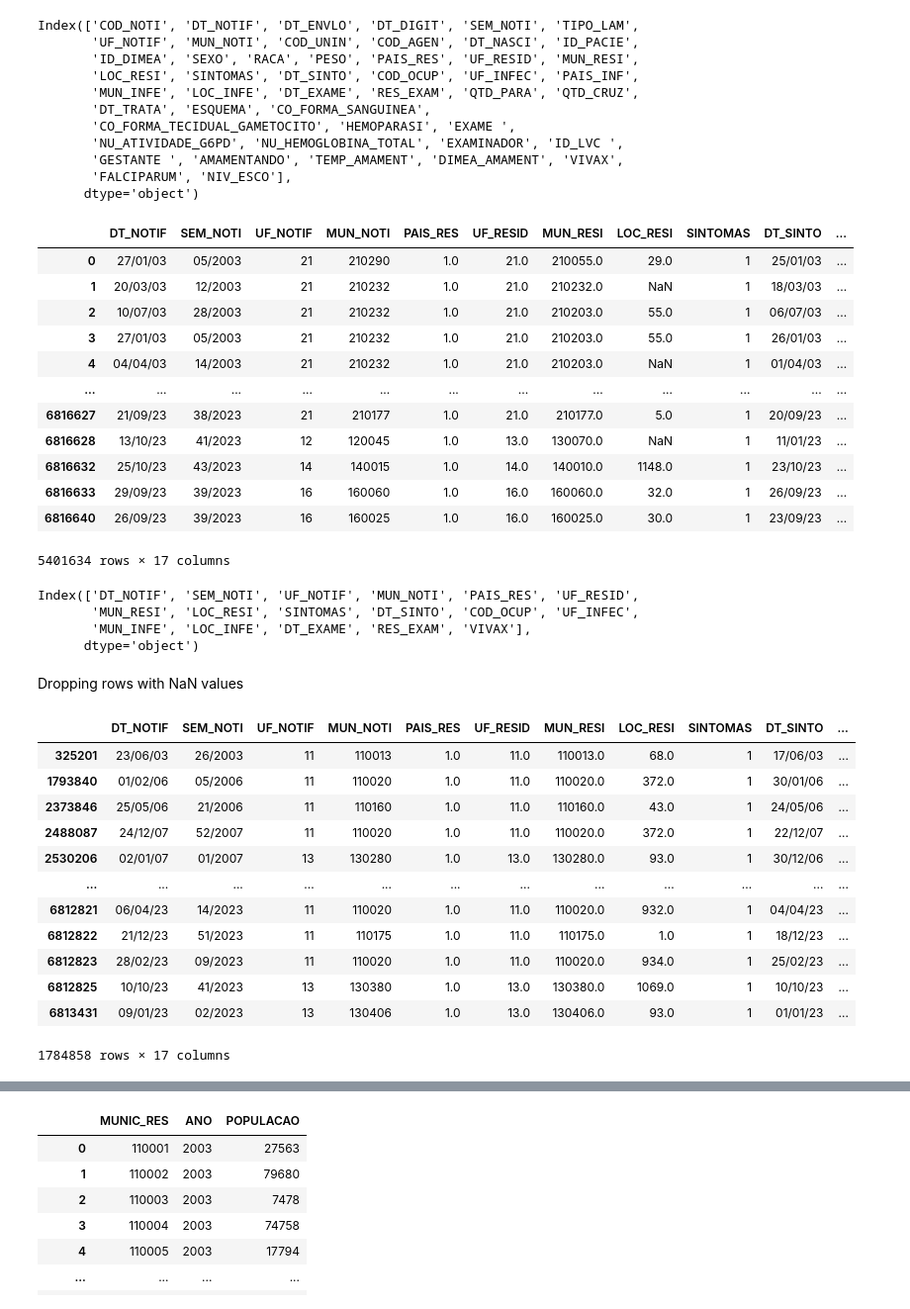
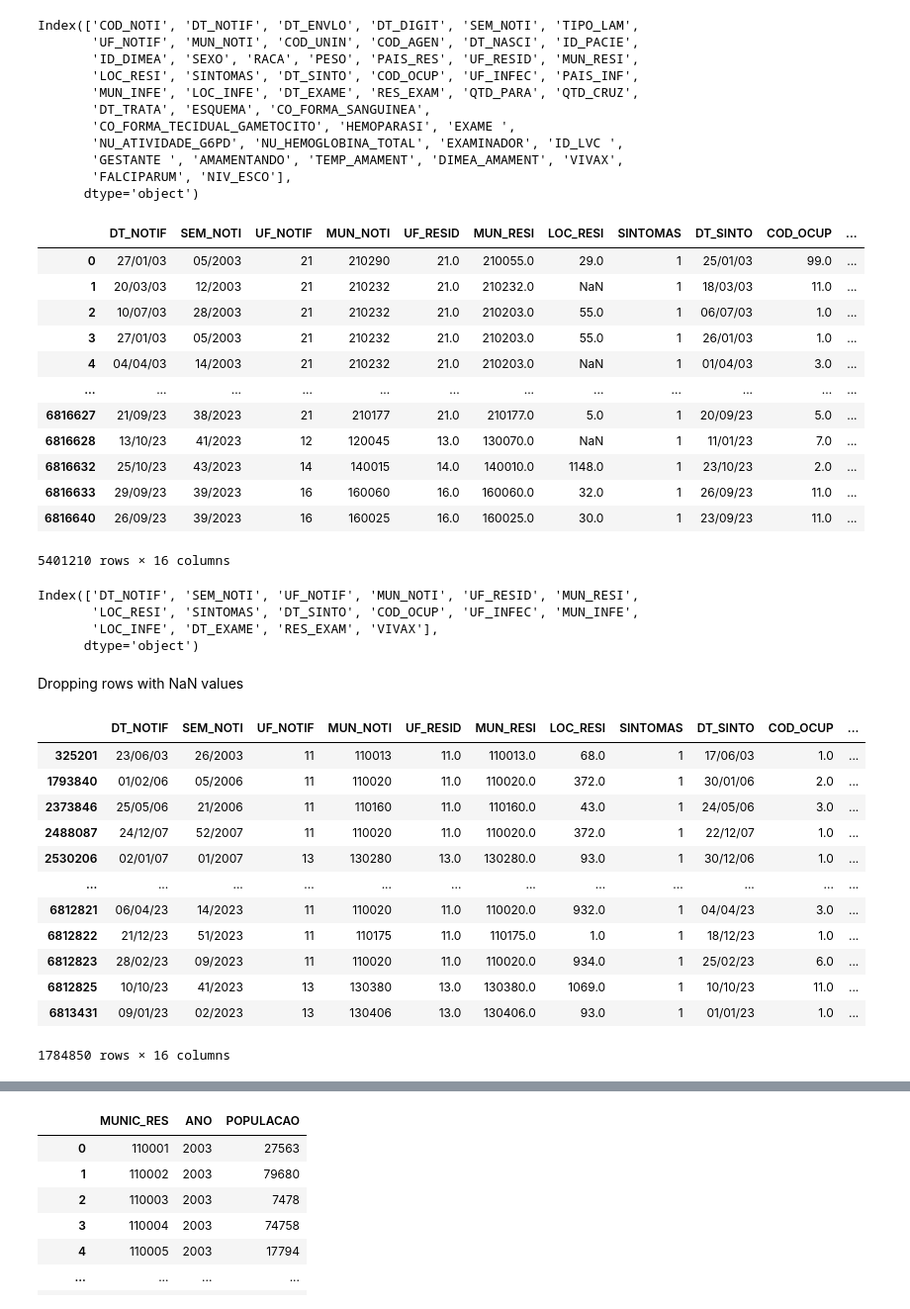
Before and after one commit to RaphaLevy/Study_on_Malaria_dynamics, a Jupyter notebook: sivep_data/SIVEP_Data.ipynb, the cells around one changed output, grey strips where cells are left out. Shown at 99% size. Saved outputs shown, nothing was run; the diff lists cells and outputs as text; code cells hidden in the pictures.

```diff
--- a/sivep_data/SIVEP_Data.ipynb
+++ b/sivep_data/SIVEP_Data.ipynb
@@ -370,5 +386,5 @@ Dropping cases where the infection occured outside of Brazil
 # %%
-vivax_cases_to_csv = vivax_cases_to_csv[vivax_cases_to_csv.get('PAIS_INF')==1]
+vivax_cases_to_csv = vivax_cases_to_csv[(vivax_cases_to_csv.get('PAIS_INF')==1) & (vivax_cases_to_csv.get('PAIS_RES')==1)]
 # %% [markdown]
 Removes unused columns
 # %%
@@ -388,34 +404,34 @@ Index(['COD_NOTI', 'DT_NOTIF', 'DT_ENVLO', 'DT_DIGIT', 'SEM_NOTI', 'TIPO_LAM',
 # %%
 vivax_dropped_columns = vivax_cases_to_csv.drop(columns=['DT_TRATA', 'ESQUEMA', 'CO_FORMA_SANGUINEA',
                                 'CO_FORMA_TECIDUAL_GAMETOCITO', 'EXAME ', 'NU_ATIVIDADE_G6PD',
                                 'NU_HEMOGLOBINA_TOTAL', 'EXAMINADOR', 'ID_LVC ', 'GESTANTE ',
                                 'AMAMENTANDO', 'TEMP_AMAMENT', 'DIMEA_AMAMENT', 'NIV_ESCO', 'FALCIPARUM',
                                 'QTD_PARA', 'QTD_CRUZ', 'SEXO', 'RACA', 'PESO', 'COD_AGEN', 'DT_NASCI', 'ID_PACIE',
                                 'ID_DIMEA', 'COD_UNIN', 'COD_NOTI', 'TIPO_LAM', 'DT_ENVLO', 'HEMOPARASI',
-                                'PAIS_INF', 'DT_DIGIT'])
+                                'PAIS_INF', 'PAIS_RES', 'DT_DIGIT'])
 vivax_dropped_columns
 # %% [output]
-|  | DT_NOTIF | SEM_NOTI | UF_NOTIF | MUN_NOTI | PAIS_RES | UF_RESID | MUN_RESI | LOC_RESI | SINTOMAS | DT_SINTO | ... |
-| 0 | 27/01/03 | 05/2003 | 21 | 210290 | 1.0 | 21.0 | 210055.0 | 29.0 | 1 | 25/01/03 | ... |
-| 1 | 20/03/03 | 12/2003 | 21 | 210232 | 1.0 | 21.0 | 210232.0 | NaN | 1 | 18/03/03 | ... |
-| 2 | 10/07/03 | 28/2003 | 21 | 210232 | 1.0 | 21.0 | 210203.0 | 55.0 | 1 | 06/07/03 | ... |
-| 3 | 27/01/03 | 05/2003 | 21 | 210232 | 1.0 | 21.0 | 210203.0 | 55.0 | 1 | 26/01/03 | ... |
-| 4 | 04/04/03 | 14/2003 | 21 | 210232 | 1.0 | 21.0 | 210203.0 | NaN | 1 | 01/04/03 | ... |
+|  | DT_NOTIF | SEM_NOTI | UF_NOTIF | MUN_NOTI | UF_RESID | MUN_RESI | LOC_RESI | SINTOMAS | DT_SINTO | COD_OCUP | ... |
+| 0 | 27/01/03 | 05/2003 | 21 | 210290 | 21.0 | 210055.0 | 29.0 | 1 | 25/01/03 | 99.0 | ... |
+| 1 | 20/03/03 | 12/2003 | 21 | 210232 | 21.0 | 210232.0 | NaN | 1 | 18/03/03 | 11.0 | ... |
+| 2 | 10/07/03 | 28/2003 | 21 | 210232 | 21.0 | 210203.0 | 55.0 | 1 | 06/07/03 | 1.0 | ... |
+| 3 | 27/01/03 | 05/2003 | 21 | 210232 | 21.0 | 210203.0 | 55.0 | 1 | 26/01/03 | 1.0 | ... |
+| 4 | 04/04/03 | 14/2003 | 21 | 210232 | 21.0 | 210203.0 | NaN | 1 | 01/04/03 | 3.0 | ... |
 | ... | ... | ... | ... | ... | ... | ... | ... | ... | ... | ... | ... |
-| 6816627 | 21/09/23 | 38/2023 | 21 | 210177 | 1.0 | 21.0 | 210177.0 | 5.0 | 1 | 20/09/23 | ... |
-| 6816628 | 13/10/23 | 41/2023 | 12 | 120045 | 1.0 | 13.0 | 130070.0 | NaN | 1 | 11/01/23 | ... |
-| 6816632 | 25/10/23 | 43/2023 | 14 | 140015 | 1.0 | 14.0 | 140010.0 | 1148.0 | 1 | 23/10/23 | ... |
-| 6816633 | 29/09/23 | 39/2023 | 16 | 160060 | 1.0 | 16.0 | 160060.0 | 32.0 | 1 | 26/09/23 | ... |
-| 6816640 | 26/09/23 | 39/2023 | 16 | 160025 | 1.0 | 16.0 | 160025.0 | 30.0 | 1 | 23/09/23 | ... |
+| 6816627 | 21/09/23 | 38/2023 | 21 | 210177 | 21.0 | 210177.0 | 5.0 | 1 | 20/09/23 | 5.0 | ... |
+| 6816628 | 13/10/23 | 41/2023 | 12 | 120045 | 13.0 | 130070.0 | NaN | 1 | 11/01/23 | 7.0 | ... |
+| 6816632 | 25/10/23 | 43/2023 | 14 | 140015 | 14.0 | 140010.0 | 1148.0 | 1 | 23/10/23 | 2.0 | ... |
+| 6816633 | 29/09/23 | 39/2023 | 16 | 160060 | 16.0 | 160060.0 | 32.0 | 1 | 26/09/23 | 11.0 | ... |
+| 6816640 | 26/09/23 | 39/2023 | 16 | 160025 | 16.0 | 160025.0 | 30.0 | 1 | 23/09/23 | 11.0 | ... |
-5401634 rows × 17 columns
+5401210 rows × 16 columns
 # %%
 #vivax_cases_to_csv.to_csv('malaria_notification_data_csv/Vivax_cases.csv', index=False)
 # %%
 vivax_dropped_columns.columns
 # %% [output]
-Index(['DT_NOTIF', 'SEM_NOTI', 'UF_NOTIF', 'MUN_NOTI', 'PAIS_RES', 'UF_RESID',
-       'MUN_RESI', 'LOC_RESI', 'SINTOMAS', 'DT_SINTO', 'COD_OCUP', 'UF_INFEC',
-       'MUN_INFE', 'LOC_INFE', 'DT_EXAME', 'RES_EXAM', 'VIVAX'],
+Index(['DT_NOTIF', 'SEM_NOTI', 'UF_NOTIF', 'MUN_NOTI', 'UF_RESID', 'MUN_RESI',
+       'LOC_RESI', 'SINTOMAS', 'DT_SINTO', 'COD_OCUP', 'UF_INFEC', 'MUN_INFE',
+       'LOC_INFE', 'DT_EXAME', 'RES_EXAM', 'VIVAX'],
       dtype='object')
 # %% [markdown]
 Dropping rows with NaN values
@@ -423,19 +439,19 @@ Dropping rows with NaN values
 vivax_dropped_columns_dropna = vivax_dropped_columns.dropna()
 vivax_dropped_columns_dropna
 # %% [output]
-|  | DT_NOTIF | SEM_NOTI | UF_NOTIF | MUN_NOTI | PAIS_RES | UF_RESID | MUN_RESI | LOC_RESI | SINTOMAS | DT_SINTO | ... |
-| 325201 | 23/06/03 | 26/2003 | 11 | 110013 | 1.0 | 11.0 | 110013.0 | 68.0 | 1 | 17/06/03 | ... |
-| 1793840 | 01/02/06 | 05/2006 | 11 | 110020 | 1.0 | 11.0 | 110020.0 | 372.0 | 1 | 30/01/06 | ... |
-| 2373846 | 25/05/06 | 21/2006 | 11 | 110160 | 1.0 | 11.0 | 110160.0 | 43.0 | 1 | 24/05/06 | ... |
-| 2488087 | 24/12/07 | 52/2007 | 11 | 110020 | 1.0 | 11.0 | 110020.0 | 372.0 | 1 | 22/12/07 | ... |
-| 2530206 | 02/01/07 | 01/2007 | 13 | 130280 | 1.0 | 13.0 | 130280.0 | 93.0 | 1 | 30/12/06 | ... |
+|  | DT_NOTIF | SEM_NOTI | UF_NOTIF | MUN_NOTI | UF_RESID | MUN_RESI | LOC_RESI | SINTOMAS | DT_SINTO | COD_OCUP | ... |
+| 325201 | 23/06/03 | 26/2003 | 11 | 110013 | 11.0 | 110013.0 | 68.0 | 1 | 17/06/03 | 1.0 | ... |
+| 1793840 | 01/02/06 | 05/2006 | 11 | 110020 | 11.0 | 110020.0 | 372.0 | 1 | 30/01/06 | 2.0 | ... |
+| 2373846 | 25/05/06 | 21/2006 | 11 | 110160 | 11.0 | 110160.0 | 43.0 | 1 | 24/05/06 | 3.0 | ... |
+| 2488087 | 24/12/07 | 52/2007 | 11 | 110020 | 11.0 | 110020.0 | 372.0 | 1 | 22/12/07 | 1.0 | ... |
+| 2530206 | 02/01/07 | 01/2007 | 13 | 130280 | 13.0 | 130280.0 | 93.0 | 1 | 30/12/06 | 1.0 | ... |
 | ... | ... | ... | ... | ... | ... | ... | ... | ... | ... | ... | ... |
-| 6812821 | 06/04/23 | 14/2023 | 11 | 110020 | 1.0 | 11.0 | 110020.0 | 932.0 | 1 | 04/04/23 | ... |
-| 6812822 | 21/12/23 | 51/2023 | 11 | 110175 | 1.0 | 11.0 | 110175.0 | 1.0 | 1 | 18/12/23 | ... |
-| 6812823 | 28/02/23 | 09/2023 | 11 | 110020 | 1.0 | 11.0 | 110020.0 | 934.0 | 1 | 25/02/23 | ... |
-| 6812825 | 10/10/23 | 41/2023 | 13 | 130380 | 1.0 | 13.0 | 130380.0 | 1069.0 | 1 | 10/10/23 | ... |
-| 6813431 | 09/01/23 | 02/2023 | 13 | 130406 | 1.0 | 13.0 | 130406.0 | 93.0 | 1 | 01/01/23 | ... |
+| 6812821 | 06/04/23 | 14/2023 | 11 | 110020 | 11.0 | 110020.0 | 932.0 | 1 | 04/04/23 | 3.0 | ... |
+| 6812822 | 21/12/23 | 51/2023 | 11 | 110175 | 11.0 | 110175.0 | 1.0 | 1 | 18/12/23 | 1.0 | ... |
+| 6812823 | 28/02/23 | 09/2023 | 11 | 110020 | 11.0 | 110020.0 | 934.0 | 1 | 25/02/23 | 6.0 | ... |
+| 6812825 | 10/10/23 | 41/2023 | 13 | 130380 | 13.0 | 130380.0 | 1069.0 | 1 | 10/10/23 | 11.0 | ... |
+| 6813431 | 09/01/23 | 02/2023 | 13 | 130406 | 13.0 | 130406.0 | 93.0 | 1 | 01/01/23 | 1.0 | ... |
-1784858 rows × 17 columns
+1784850 rows × 16 columns
 # %%
 vivax_dropped_columns_dropna = vivax_dropped_columns_dropna.replace({"UF_NOTIF": uf_dict, "UF_RESID": uf_dict})
 vivax_dropped_columns_dropna
```
Also changed, not shown: parts of 36 cells of this notebook.
